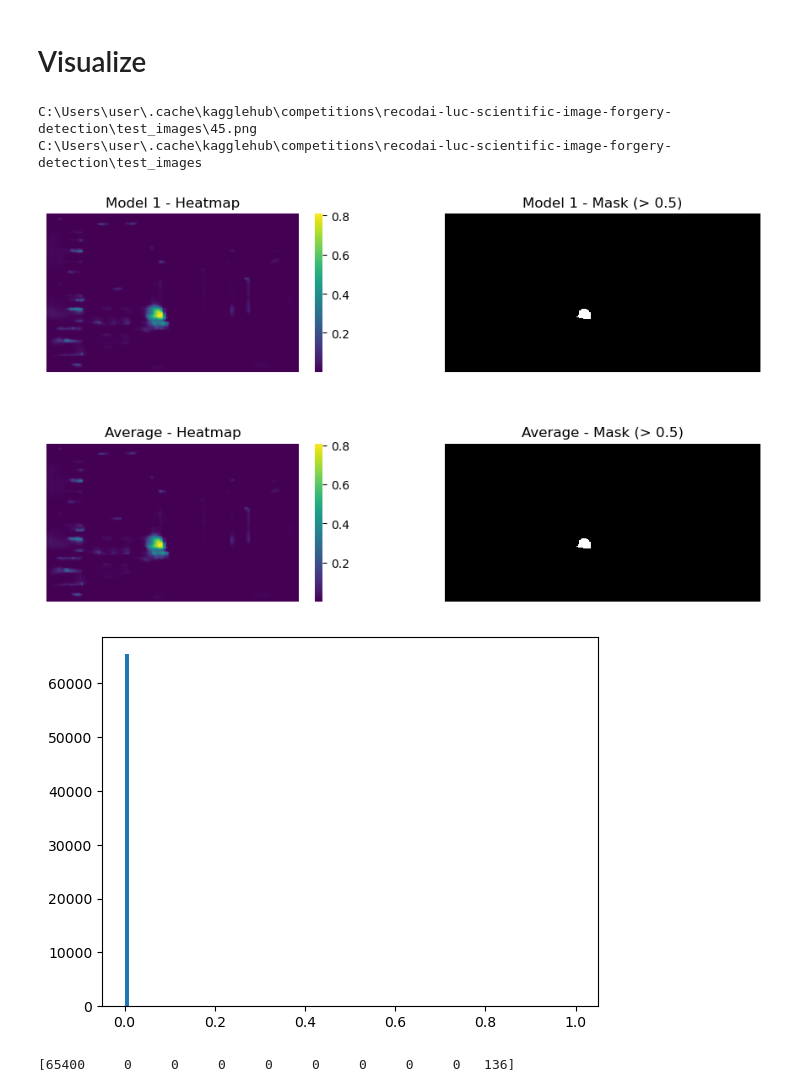
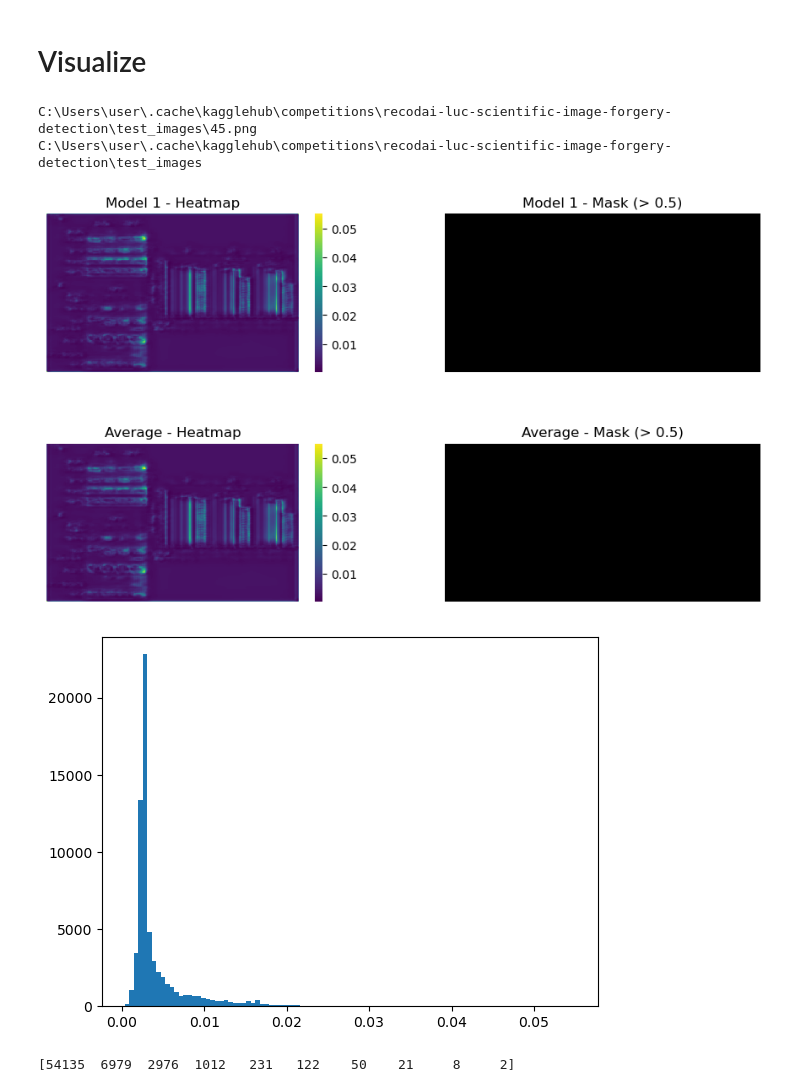
Before and after one commit to sdsdsdsdaf/Recod.ai, a Jupyter notebook: infer.ipynb, the cells around one changed output. Cells and saved outputs as stored; diff of their text form; code cells hidden in the pictures.

```diff
--- a/infer.ipynb
+++ b/infer.ipynb
@@ -927,6 +1396,7 @@ C:\Users\user\.cache\kagglehub\competitions\recodai-luc-scientific-image-forgery
 if __name__ == "__main__":
     import time
     from torchinfo import summary
+    from Utils.Model import SMPUnetWithNorm
     set_seed()
 
     start = time.time()
@@ -936,7 +1406,7 @@ if __name__ == "__main__":
 
     # Model
     print("\nCreating model...")
-    model = smp.Unet(**PARAMS)
+    model = MODEL_CLS(**MODEL_CONFIG)
 
     summary(
         model,
@@ -951,10 +1421,12 @@ if __name__ == "__main__":
         ),
         verbose=True
     )
+    print(model.classification_head)
 
     model = model.to(DEVICE)
     checkpoint = torch.load(MODEL_PATH, map_location=DEVICE)
-    model.load_state_dict(checkpoint)
+    print(checkpoint.keys())
+    model.load_state_dict(checkpoint, strict=False)
     print("✅ Loaded pretrained weights successfully!")
 
     params_num = sum(p.numel() for p in model.parameters())
@@ -967,12 +1439,12 @@ if __name__ == "__main__":
     predictions = predict(
         model=model,
         test_path=paths['test_images'],
-        weight_path_list=model_path_list,
+        model_weight_path_list=model_path_list,
         device=DEVICE,
         img_size=IMG_SIZE,
         interpolation=INTERPOLATION,
         threshold=THRESHOLD,
-        min_area=MIN_AREA,
+        min_area_ratio=MIN_AREA_RATIO,
         low_conf_max_prob=LOW_CONF_MAX_PROB,
         low_conf_min_pixel=LOW_CONF_MIN_PIXEL,
         scaler=None,
@@ -1033,8 +1505,10 @@ with torch.no_grad():
     for model_path in model_path_list:
         checkpoint = torch.load(model_path, map_location=DEVICE)
         model.load_state_dict(checkpoint)
-
-        logit_map = model(img_tensor)
+        if hasattr(model, 'classification_head'):
+            logit_map, _ = model(img_tensor)
+        else:
+            logit_map = model(img_tensor)
         proba_map = torch.sigmoid(logit_map)
         proba_map = proba_map.squeeze().cpu().numpy()  # (H, W)
         proba_map_list.append(proba_map)
@@ -1098,16 +1572,16 @@ plt.show()
 # %% [output]
 C:\Users\user\.cache\kagglehub\competitions\recodai-luc-scientific-image-forgery-detection\test_images\45.png
 C:\Users\user\.cache\kagglehub\competitions\recodai-luc-scientific-image-forgery-detection\test_images
-[figure, old version]
+[figure, new version]
 # %%
-plt.hist(mask_pred.ravel(), bins=100)
+plt.hist(proba_map.ravel(), bins=100)
 plt.show()
 
-hist, _ = np.histogram(mask_pred.ravel(), bins=10)
+hist, _ = np.histogram(proba_map.ravel(), bins=10)
 print(hist)
 # %% [output]
-[figure, old version]
+[figure, new version]
-[65400     0     0     0     0     0     0     0     0   136]
+[54135  6979  2976  1012   231   122    50    21     8     2]
 # %%
 import matplotlib.pyplot as plt
 
```
Also changed, not shown: parts of 6 cells of this notebook, 7 other files.
